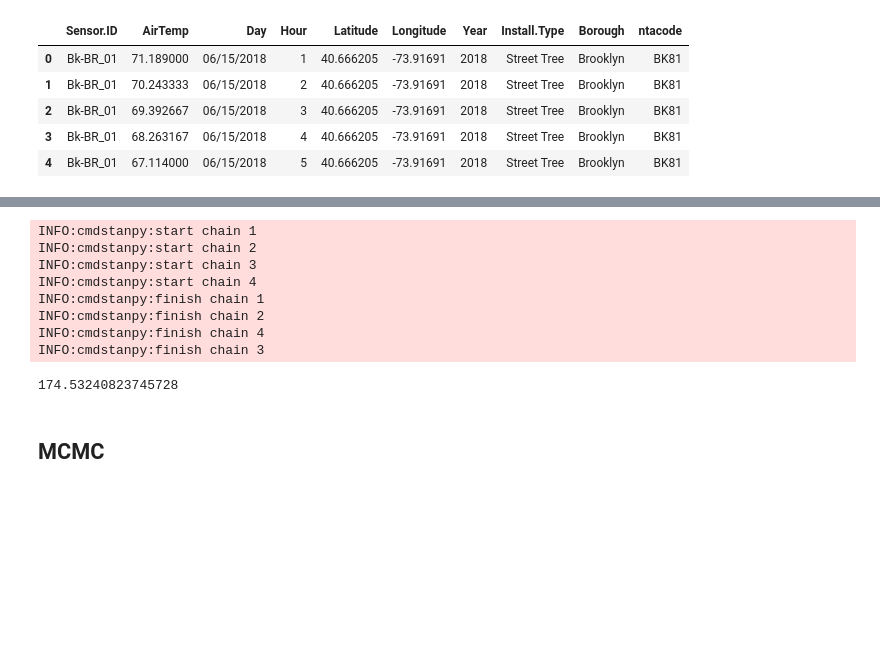
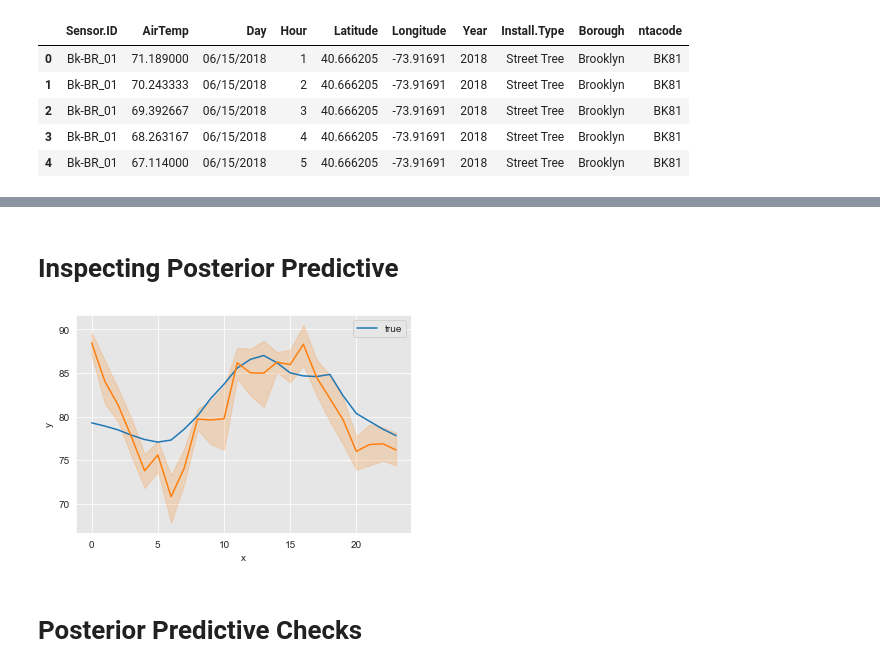
Before and after one commit to skaragou/UHInyc, a Jupyter notebook: averaged_24h_model.ipynb, the cells around one changed output, grey strips where cells are left out. Saved outputs shown, nothing was run; the diff lists cells and outputs as text; code cells hidden in the pictures; blank space fills up the shorter version.

```diff
--- a/averaged_24h_model.ipynb
+++ b/averaged_24h_model.ipynb
@@ -105,19 +187,0 @@ import time
-# %%
-t1 = time.time()
-bern_vb = model.sample(data=d)
-t2 = time.time()
-# %% [output]
-INFO:cmdstanpy:start chain 1
-INFO:cmdstanpy:start chain 2
-INFO:cmdstanpy:start chain 3
-INFO:cmdstanpy:start chain 4
-INFO:cmdstanpy:finish chain 1
-INFO:cmdstanpy:finish chain 2
-INFO:cmdstanpy:finish chain 4
-INFO:cmdstanpy:finish chain 3
-# %%
-t2 - t1
-# %% [output]
-174.53240823745728
-# %% [markdown]
-## MCMC
@@ -127,0 +188,16 @@ x_sims = [i for _ in range(4000) for i in range(24)]
+# %% [markdown]
+# Inspecting Posterior Predictive
+# %%
+s = 100
+for j in range(1):
+    sns.lineplot(x=range(24),y=shuff_y[j,:],label='true')
+    idx = random.sample(list(range(y_sims.shape[0])),s)
+    df = pd.DataFrame()
+    df['y'] = y_sims[-10:,j,:].reshape(-1)
+    df['x'] = [i for _ in range(10) for i in range(24)]
+    sns.lineplot(data=df,x='x',y='y')
+    plt.show()
+# %% [output]
+[figure, added]
+# %% [markdown]
+# Posterior Predictive Checks
```
Also changed, not shown: parts of 45 cells of this notebook, 49 other files.
